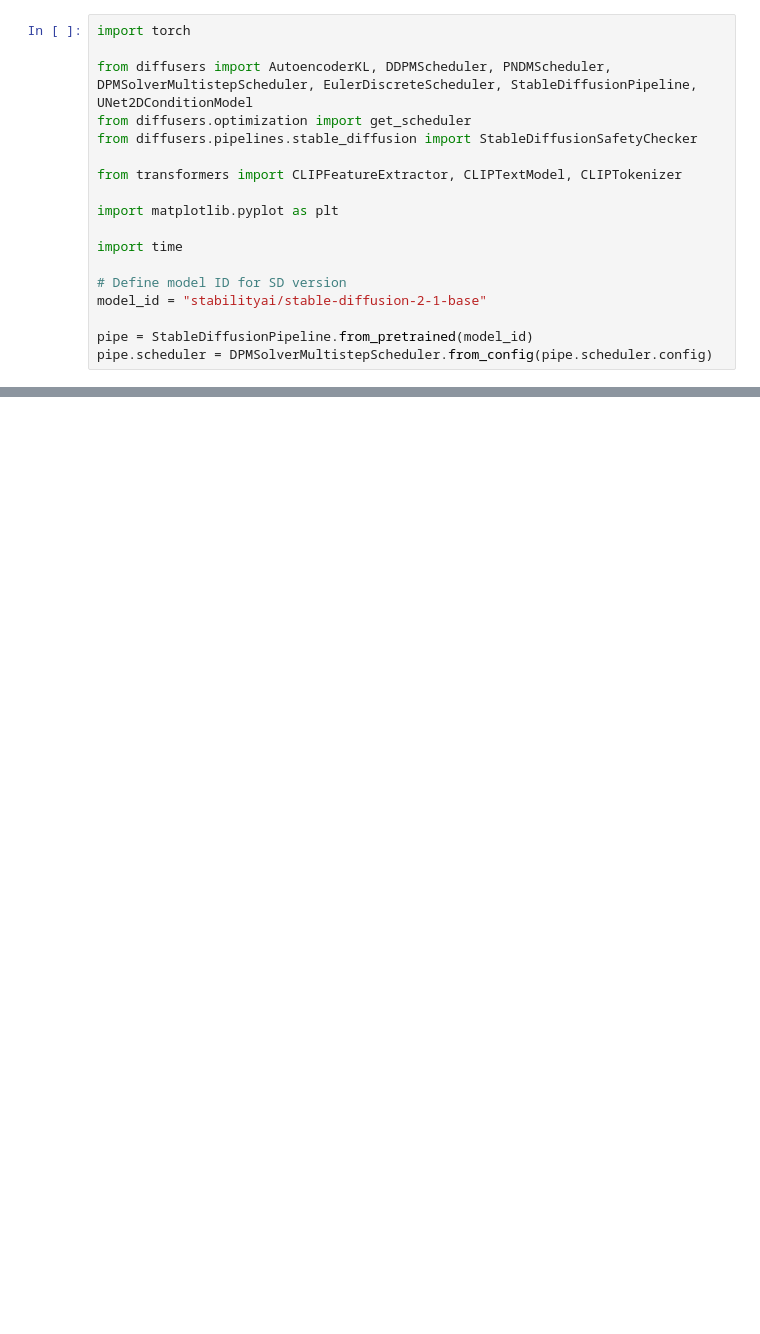
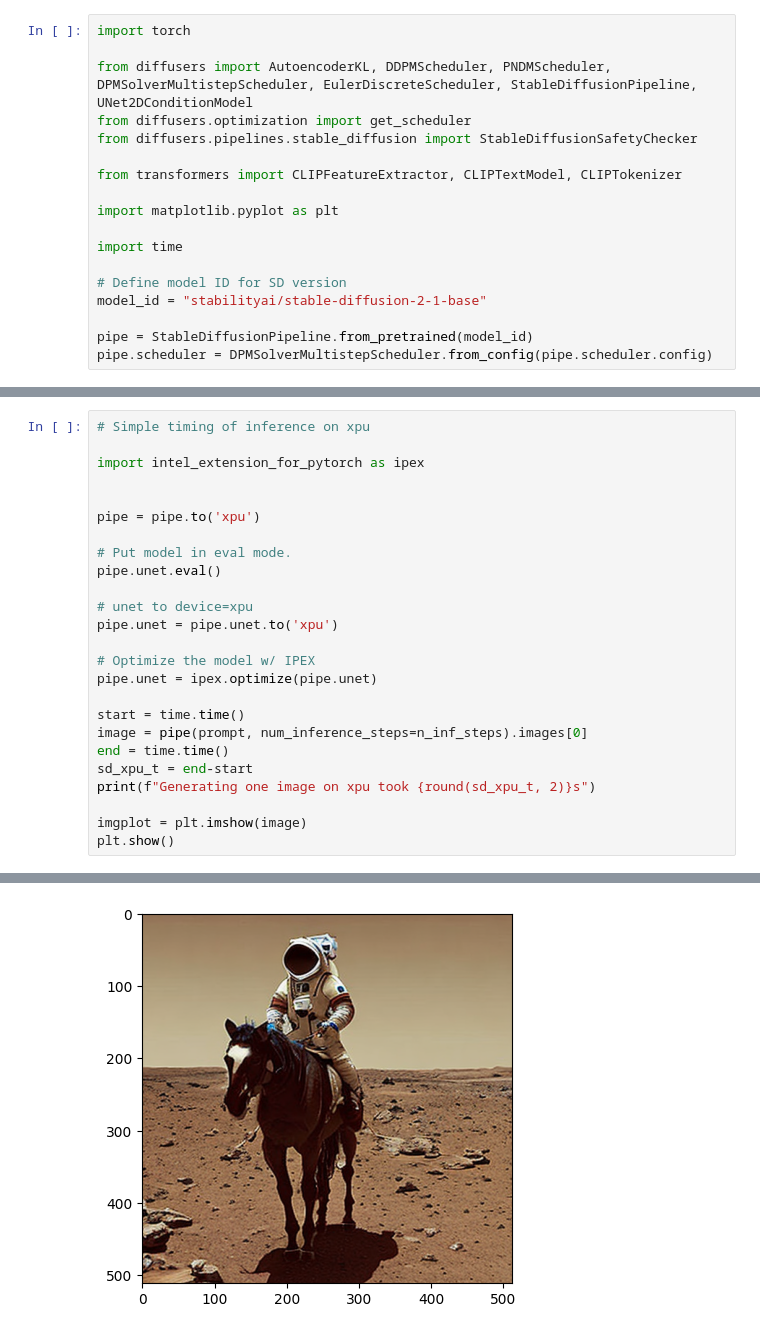
Before and after one commit to ZhaoqiongZ/oneapi-devsummit-apj-2023, a Jupyter notebook: sd_ipex_pvc.ipynb, the cells around one changed output, grey strips where cells are left out. Cells and saved outputs as stored; diff of their text form; blank space fills up the shorter version.

```diff
--- a/sd_ipex_pvc.ipynb
+++ b/sd_ipex_pvc.ipynb
@@ -111,0 +88,26 @@ image.save("frog_test_BF16.png")
+# %%
+# Simple timing of inference on xpu
+
+import intel_extension_for_pytorch as ipex
+
+
+pipe = pipe.to('xpu')
+
+# Put model in eval mode.
+pipe.unet.eval()
+
+# unet to device=xpu
+pipe.unet = pipe.unet.to('xpu')
+
+# Optimize the model w/ IPEX
+pipe.unet = ipex.optimize(pipe.unet)
+
+start = time.time()
+image = pipe(prompt, num_inference_steps=n_inf_steps).images[0]
+end = time.time()
+sd_xpu_t = end-start
+print(f"Generating one image on xpu took {round(sd_xpu_t, 2)}s")
+
+imgplot = plt.imshow(image)
+plt.show()
+# %% [output]
@@ -111,0 +115 @@ image.save("frog_test_BF16.png")
+[figure, added]
```
Also changed, not shown: parts of 10 cells of this notebook, 1 other file.
